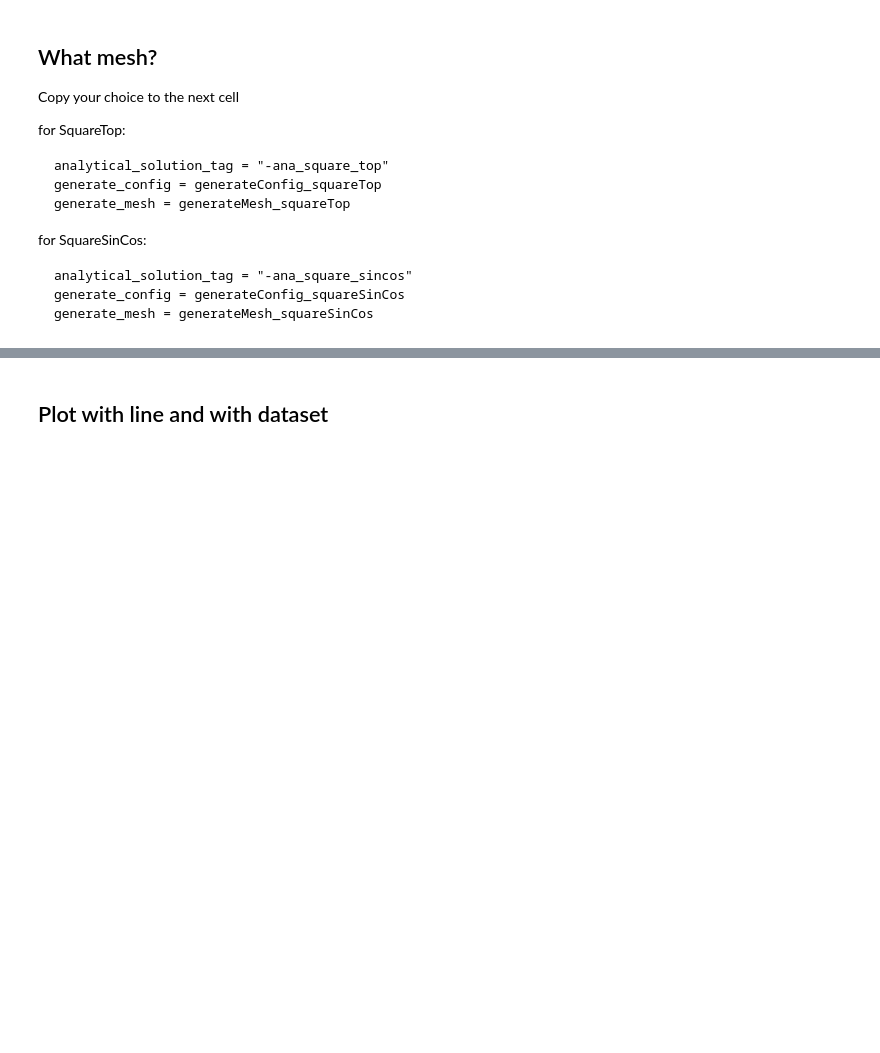
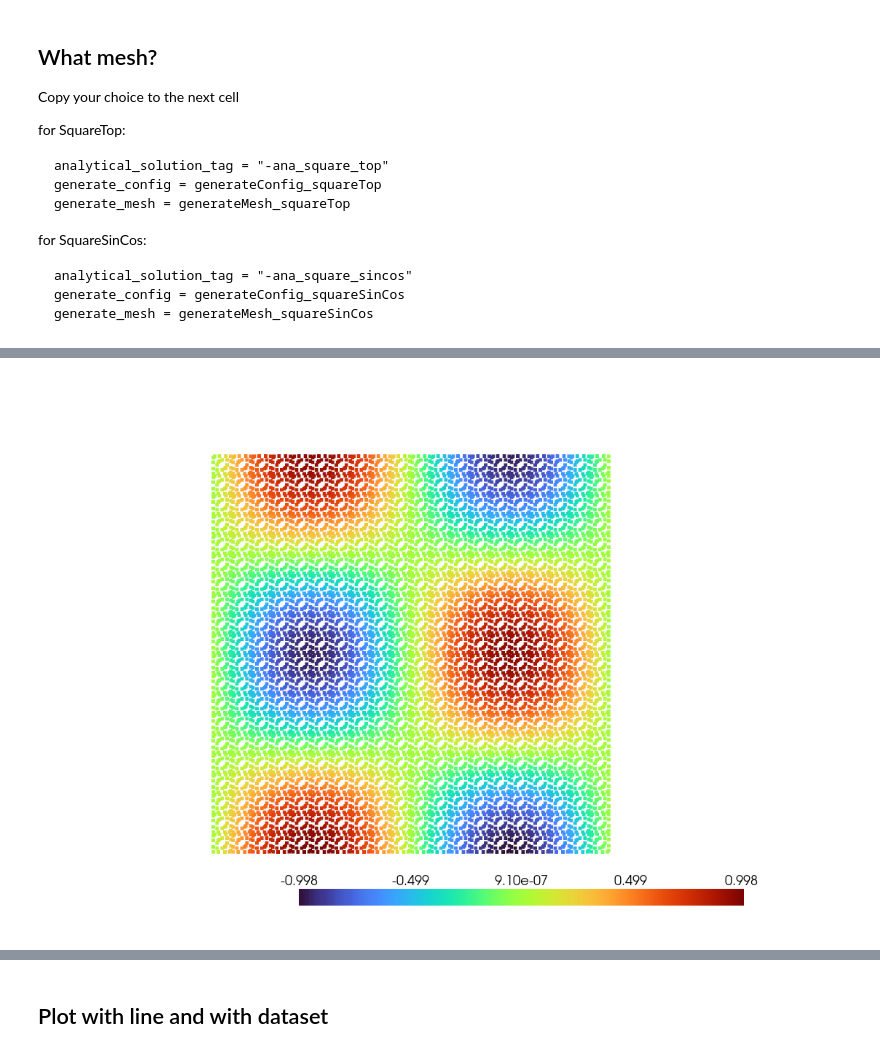
Before and after one commit to AdrianaKul/thesis_AK_analysis, a Jupyter notebook: c4_DD/simple_iteration_convergence/iteration_convergence.ipynb, the cells around one changed output, grey strips where cells are left out. Cells and saved outputs as stored; diff of their text form; code cells hidden in the pictures; blank space fills up the shorter version.

```diff
--- a/c4_DD/simple_iteration_convergence/iteration_convergence.ipynb
+++ b/c4_DD/simple_iteration_convergence/iteration_convergence.ipynb
@@ -108,8 +159,11 @@ show_resulting_points(params)
 # %%
 params.show_field = "T"
+params.field_part = -1
 # params.warp_factor = 0.4  # warp factor
 # params.p_save = "run_test_p.pdf"
 show_resulting_points(params)
+# %% [output]
+[figure, added]
 # %%
 def save_point_fields(vtk_file, point_index, csv_file):
     # Read the .vtk file
```
Also changed, not shown: parts of 20 cells of this notebook, 9 other files.
